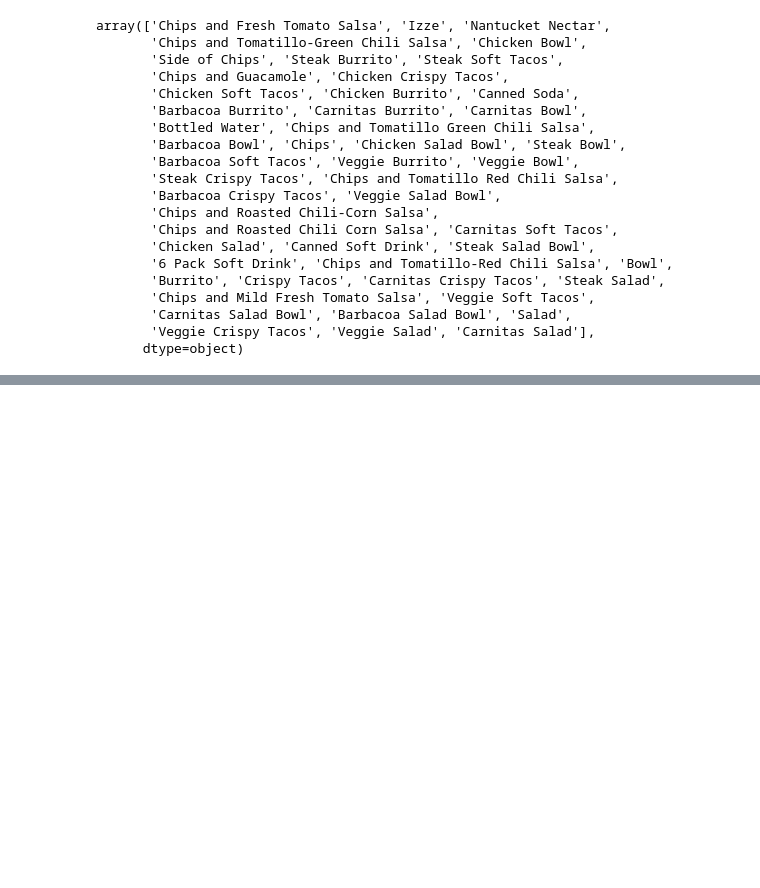
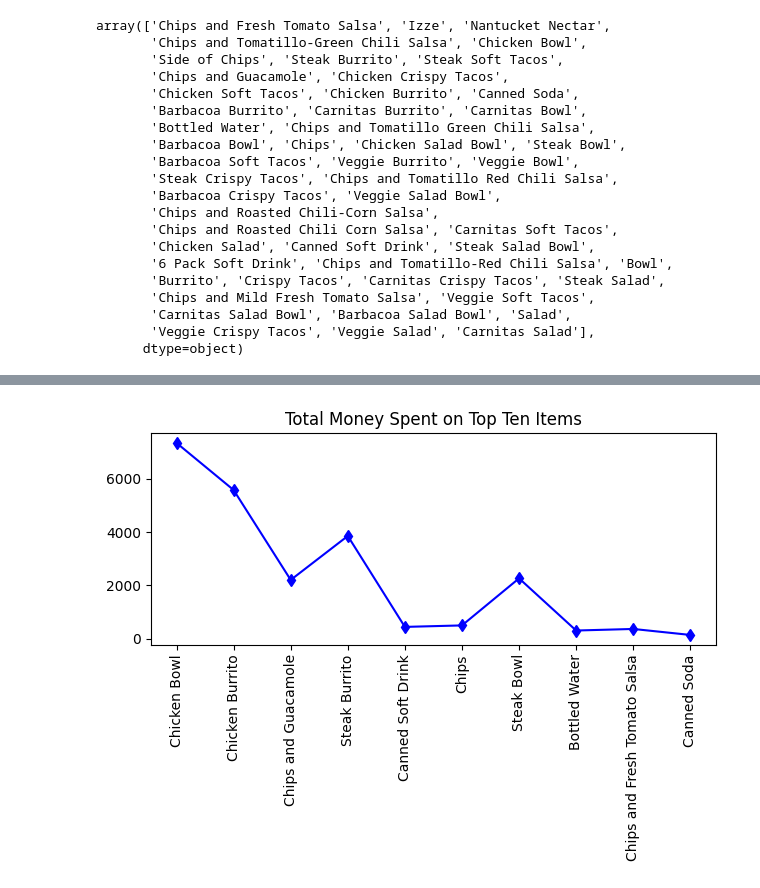
Before and after one commit to nicngu749/orange-data-exploration, a Jupyter notebook: chipotle_data.ipynb, the cells around one changed output, grey strips where cells are left out. Saved outputs shown, nothing was run; the diff lists cells and outputs as text; code cells hidden in the pictures; blank space fills up the shorter version.

```diff
--- a/chipotle_data.ipynb
+++ b/chipotle_data.ipynb
@@ -99,0 +117,11 @@ most_sold = chipotle_data.groupby('item_name')
+# %%
+top_ten_with_price = chipotle_data.groupby('item_name')[["quantity", "item-price"]].sum().nlargest(10, "quantity")
+top_ten_with_price
+
+plt.plot(top_ten_with_price.index, top_ten_with_price['item-price'], marker='d', linestyle='-', color='blue')
+plt.title('Total Money Spent on Top Ten Items')
+plt.xticks(rotation=90)
+plt.tight_layout()
+plt.show()
+# %% [output]
+[figure, added]
```
Also changed, not shown: parts of 5 cells of this notebook.
